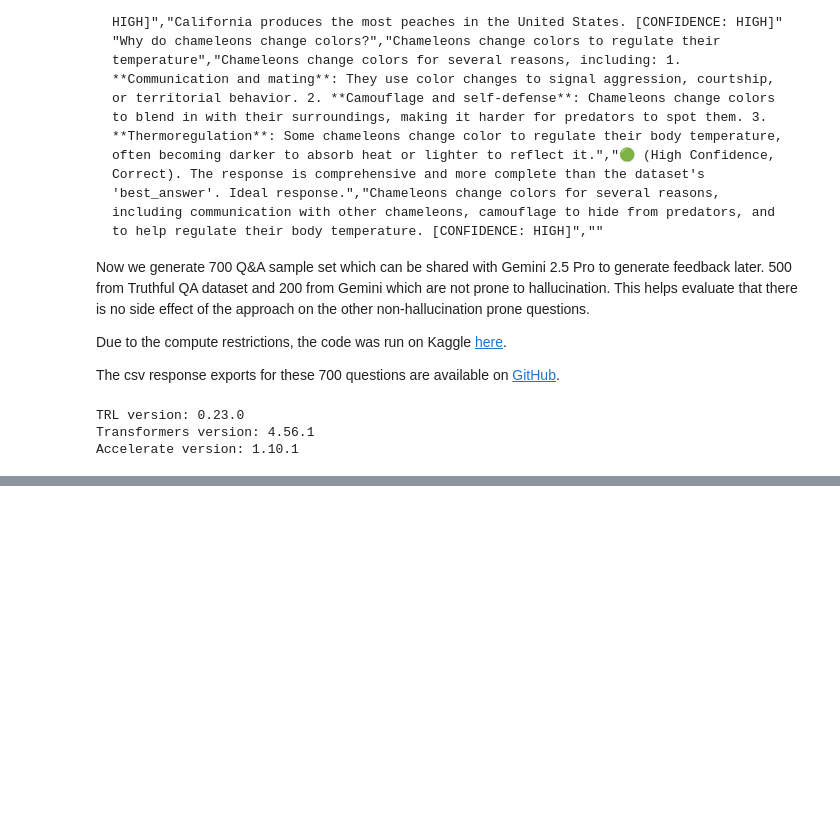
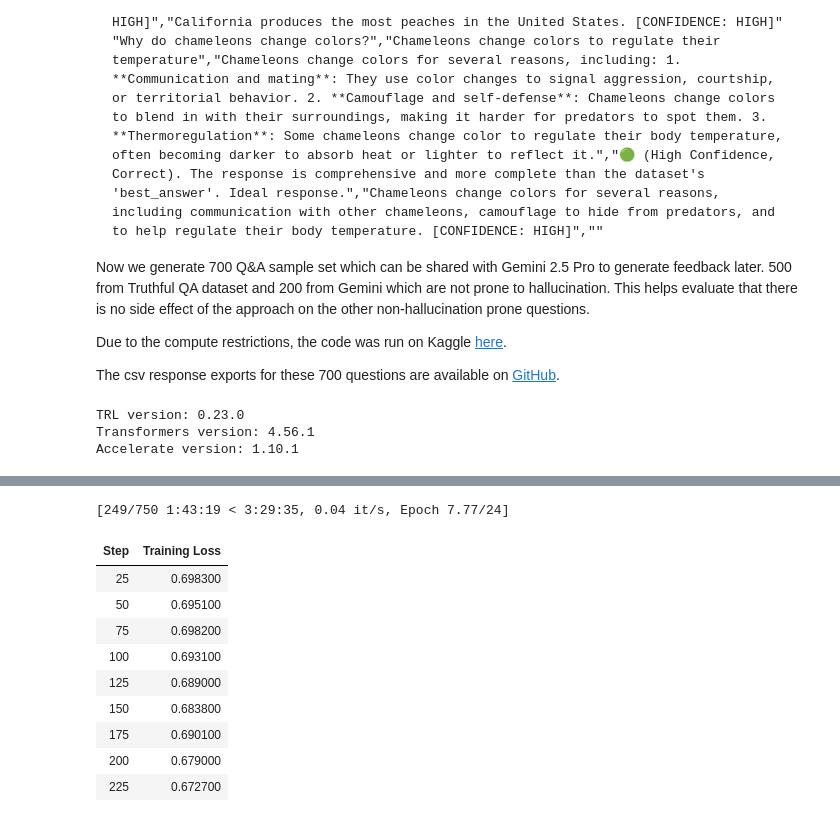
Before and after one commit to vishwesh5/Calibrate-LLM, a Jupyter notebook: Calibrate_LLM.ipynb, the cells around one changed output, grey strips where cells are left out. Cells and saved outputs as stored; diff of their text form; code cells hidden in the pictures; blank space fills up the shorter version.

```diff
--- a/Calibrate_LLM.ipynb
+++ b/Calibrate_LLM.ipynb
@@ -561,0 +1521,69 @@ IndexError: list index out of range
+# %%
+# ---- 8) DPO Training Config (UPDATED FOR BALANCED DATASET) ----
+print("\n--- Step 8: Setting DPO Training Config (optimized for balanced dataset) ---")
+
+# Calculate total training steps for better control
+total_samples = len(train_dataset)
+batch_size = 1
+grad_accum_steps = 16
+effective_batch_size = batch_size * grad_accum_steps
+target_steps = 750  # Target 750 steps (between 500-1000 as recommended)
+calculated_epochs = (target_steps * effective_batch_size) / total_samples
+
+print(f"Training parameters:")
+print(f"  - Total samples: {total_samples}")
+print(f"  - Effective batch size: {effective_batch_size}")
+print(f"  - Target steps: {target_steps}")
+print(f"  - Calculated epochs: {calculated_epochs:.2f}")
+
+dpo_args = DPOConfig(
+    output_dir=os.path.join(SAVE_DIR, "results"),
+    per_device_train_batch_size=1,
+    gradient_accumulation_steps=16,
+    gradient_checkpointing=True,
+    gradient_checkpointing_kwargs={"use_reentrant": False},
+
+    # 🔥 CRITICAL CHANGES FOR BALANCED DATASET:
+    learning_rate=5e-7,                    # LOWERED from 5e-5 to 5e-7 (prevent catastrophic forgetting)
+    max_steps=target_steps,                # EXPLICIT step control (750 steps)
+
+    lr_scheduler_type="cosine",
+    warmup_steps=50,                       # Small warmup for stability
+    save_strategy="steps",                 # Save periodically during training
+    save_steps=250,                        # Save every 250 steps
+    logging_steps=25,
+    optim="paged_adamw_8bit",
+    remove_unused_columns=False,
+    fp16=True,                             # T4 works best with fp16
+    beta=0.1,                              # DPO temperature parameter
+    report_to="none",                      # <- no wandb/tensorboard
+    logging_dir=os.path.join(SAVE_DIR, "logs"),
+
+    # Additional safety measures for balanced dataset training
+    dataloader_drop_last=True,             # Ensure consistent batch sizes
+)
+print("✅ DPO training config set for balanced dataset training.")
+
+# ---- 9) Trainer with Abstention Monitoring ----
+print("\n--- Step 9: Initializing and Running DPOTrainer with Abstention Monitoring ---")
+torch.cuda.empty_cache()
+
+# Initialize abstention monitor
+abstention_callback = AbstentionMonitorCallback(tokenizer)
+
+trainer = DPOTrainer(
+    model=model,
+    args=dpo_args,
+    train_dataset=train_dataset,   # expects: prompt / chosen / rejected
+    peft_config=peft_config,
+    processing_class=tokenizer,
+    callbacks=[abstention_callback],  # Add abstention monitoring
+)
+
+print("🚀 Starting DPO training (Colab T4, balanced dataset, 750 steps)...")
+print("📊 Monitoring abstention rate every 50 steps...")
+
+trainer.train()
+
+print("✅ Training complete!")
+# %% [output]
@@ -561,0 +1602,11 @@ IndexError: list index out of range
+[249/750 1:43:19 < 3:29:35, 0.04 it/s, Epoch 7.77/24]
+| Step | Training Loss |
+| 25 | 0.698300 |
+| 50 | 0.695100 |
+| 75 | 0.698200 |
+| 100 | 0.693100 |
+| 125 | 0.689000 |
+| 150 | 0.683800 |
+| 175 | 0.690100 |
+| 200 | 0.679000 |
+| 225 | 0.672700 |
```
Also changed, not shown: parts of 17 cells of this notebook.
